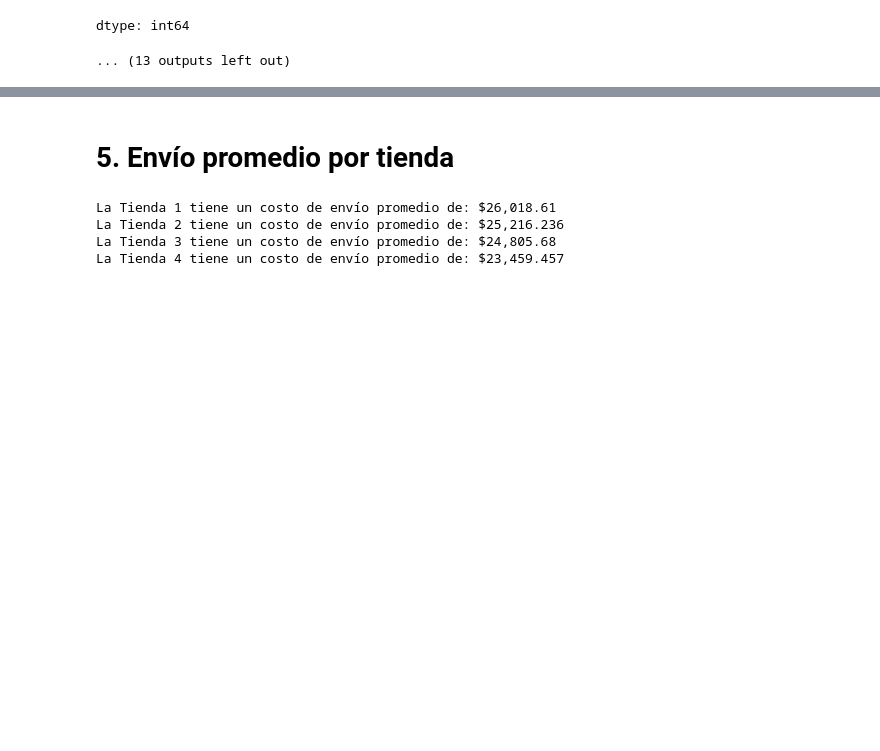
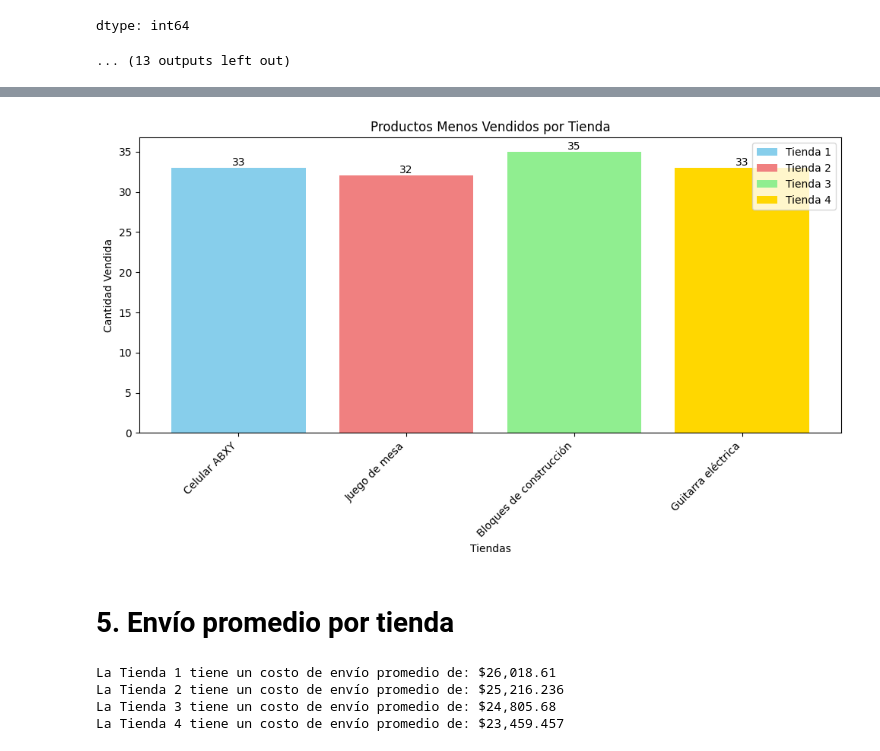
Before and after one commit to npssdu/challenge1-data-science-latam, a Jupyter notebook: AluraStoreLatam.ipynb, the cells around one changed output, grey strips where cells are left out. Cells and saved outputs as stored; diff of their text form; code cells hidden in the pictures; blank space fills up the shorter version.

```diff
--- a/AluraStoreLatam.ipynb
+++ b/AluraStoreLatam.ipynb
@@ -262,3 +341,26 @@ dtype: int64
+# %%
+productos_menos_vendidos_por_tienda = []
+productos_menos_vendidos_nombres = []
+
+for tienda in tiendas:
+  _, menos_vendido = productos_mas_menos_vendidos(tienda)
+  productos_menos_vendidos_por_tienda.append(menos_vendido.values[0])
+  productos_menos_vendidos_nombres.append(menos_vendido.index[0])
+
+colors = ['skyblue', 'lightcoral', 'lightgreen', 'gold']
+
+plt.figure(figsize=(10, 6))
+bars = plt.bar(tiendas_x, productos_menos_vendidos_por_tienda, color=colors)
+plt.title("Productos Menos Vendidos por Tienda")
+plt.xlabel("Tiendas")
+plt.ylabel("Cantidad Vendida")
+plt.bar_label(bars)
+plt.xticks(tiendas_x, productos_menos_vendidos_nombres, rotation=45, ha='right')
+plt.legend(bars, tiendas_x)
+plt.tight_layout()
+plt.show()
+# %% [output]
+[figure, added]
 # %% [markdown]
 # 5. Envío promedio por tienda
 # %%
```
Also changed, not shown: parts of 5 cells of this notebook.
